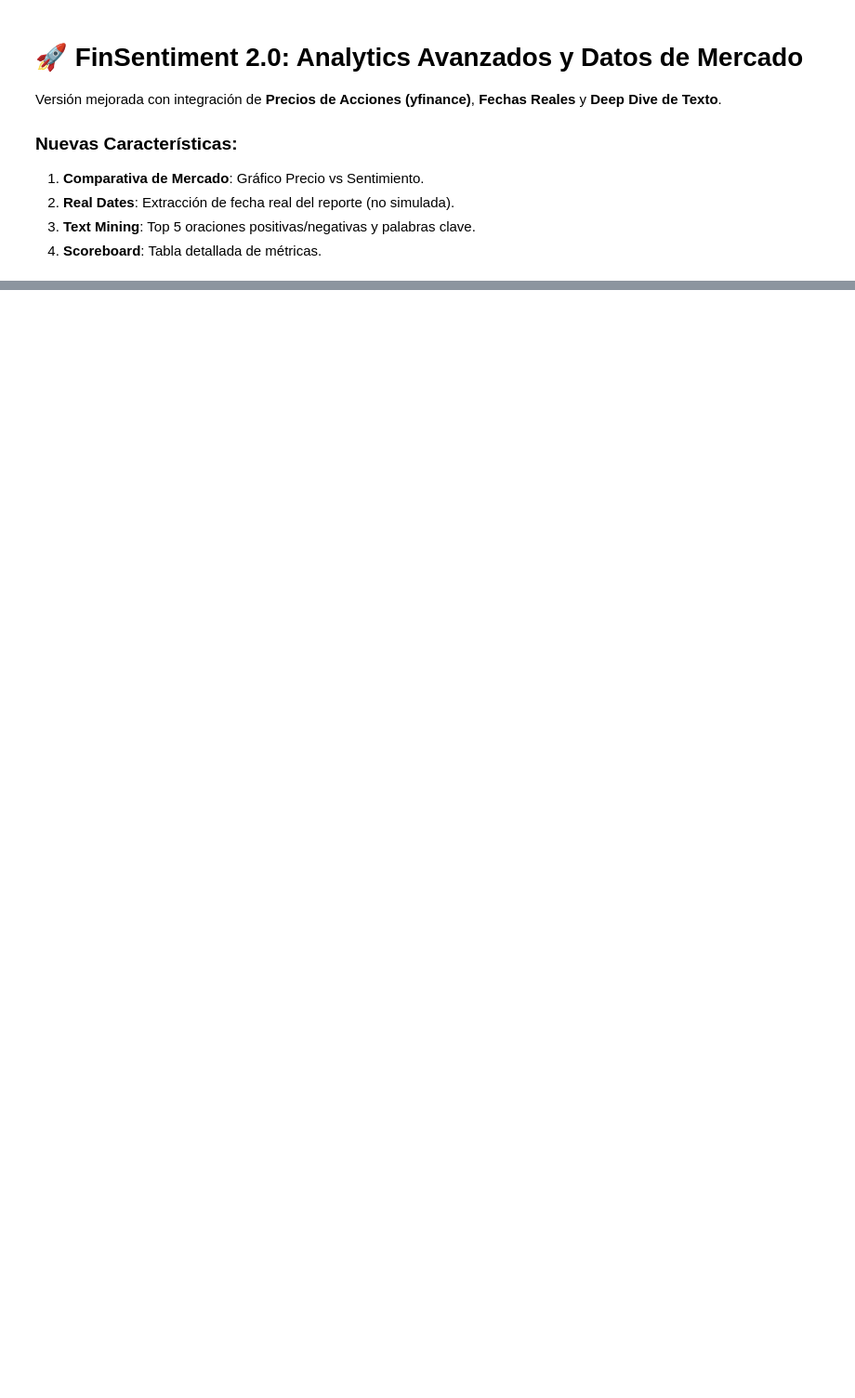
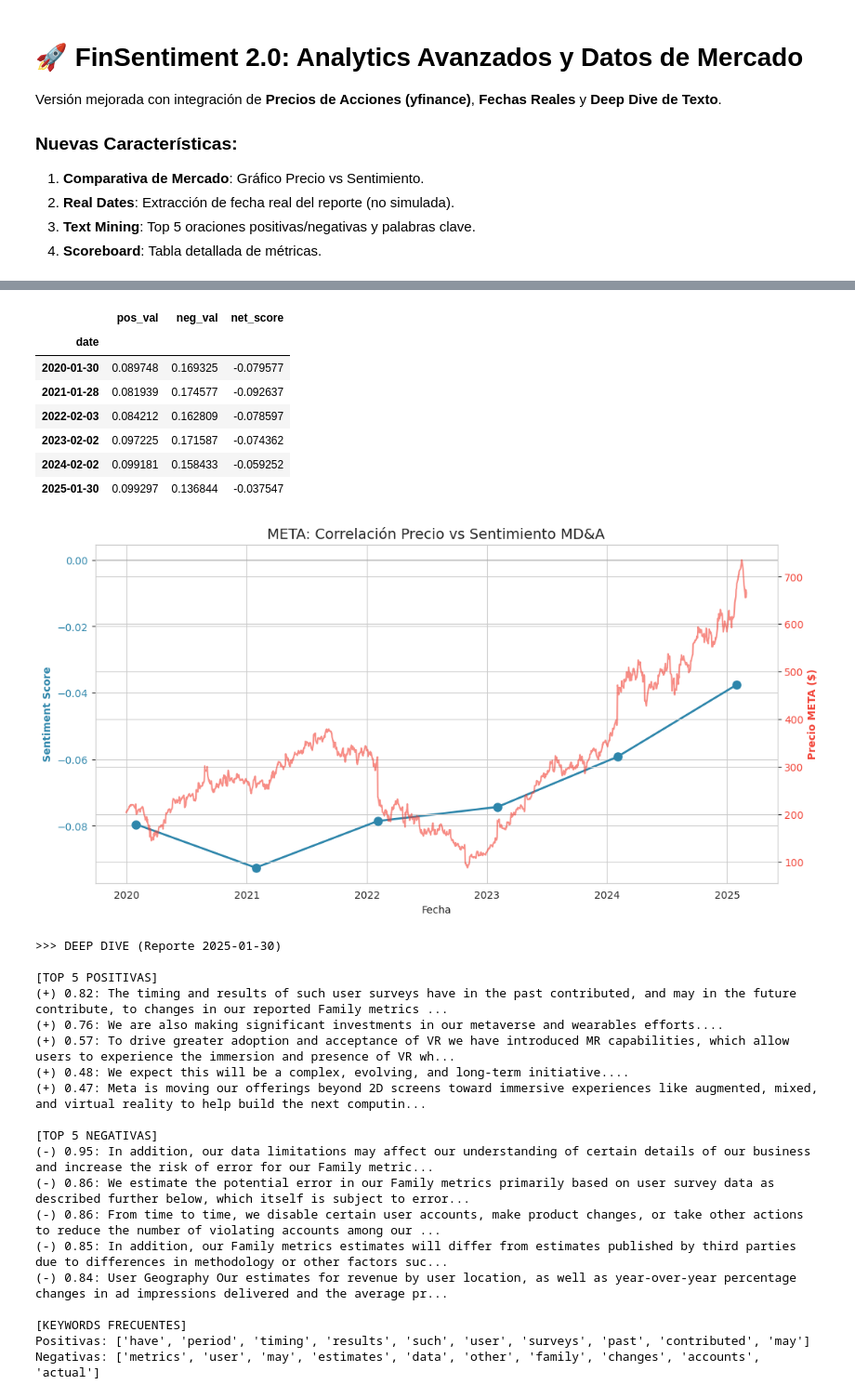
Before and after one commit to lucacamus13/FinSentiment, a Jupyter notebook: notebooks/FinSentiment_Colab.ipynb, the cells around one changed output, grey strips where cells are left out. Shown at 93% size. Drawn from its saved outputs; the diff is of its cells as text; code cells hidden in the pictures; blank space fills up the shorter version.

```diff
--- a/notebooks/FinSentiment_Colab.ipynb
+++ b/notebooks/FinSentiment_Colab.ipynb
@@ -153,7 +171,7 @@ class FinBertModel:
 def get_market_data(ticker, start_date, end_date):
     print(f"[*] Descargando precios de {ticker} ({start_date} a {end_date})...")
     df = yf.download(ticker, start=start_date, end=end_date, progress=False)
-    return df['Adj Close']
+    return df['Close']
 
 # --- MÓDULO 5: ANALYTICS & VISUALIZACIÓN ---
 def analyze_keywords(sentences, top_k=10):
@@ -221,8 +239,8 @@ def show_dashboard(ticker, results_df, market_data=None):
     print(f"Negativas: {[k for k,v in analyze_keywords(neg_text)]}")
 # %%
 # @title 3. EJECUCIÓN MAESTRA
-TICKER = "ADBE" # @param {type:"string"}
-NUM_REPORTS = 3 # @param {type:"integer"}
+TICKER = "META" # @param {type:"string"}
+NUM_REPORTS = 6 # @param {type:"integer"}
 
 # 1. Ingesta
 loader = SECLoader()
@@ -261,3 +279,4 @@ else:
             show_dashboard(TICKER, final_df, prices)
         else:
             show_dashboard(TICKER, final_df)
+# %% [output]
@@ -263,0 +296,28 @@ else:
+|  | pos_val | neg_val | net_score |
+| date |  |  |  |
+| 2020-01-30 | 0.089748 | 0.169325 | -0.079577 |
+| 2021-01-28 | 0.081939 | 0.174577 | -0.092637 |
+| 2022-02-03 | 0.084212 | 0.162809 | -0.078597 |
+| 2023-02-02 | 0.097225 | 0.171587 | -0.074362 |
+| 2024-02-02 | 0.099181 | 0.158433 | -0.059252 |
+| 2025-01-30 | 0.099297 | 0.136844 | -0.037547 |
+[figure, added]
+>>> DEEP DIVE (Reporte 2025-01-30)
+
+[TOP 5 POSITIVAS]
+(+) 0.82: The timing and results of such user surveys have in the past contributed, and may in the future contribute, to changes in our reported Family metrics ...
+(+) 0.76: We are also making significant investments in our metaverse and wearables efforts....
+(+) 0.57: To drive greater adoption and acceptance of VR we have introduced MR capabilities, which allow users to experience the immersion and presence of VR wh...
+(+) 0.48: We expect this will be a complex, evolving, and long-term initiative....
+(+) 0.47: Meta is moving our offerings beyond 2D screens toward immersive experiences like augmented, mixed, and virtual reality to help build the next computin...
+
+[TOP 5 NEGATIVAS]
+(-) 0.95: In addition, our data limitations may affect our understanding of certain details of our business and increase the risk of error for our Family metric...
+(-) 0.86: We estimate the potential error in our Family metrics primarily based on user survey data as described further below, which itself is subject to error...
+(-) 0.86: From time to time, we disable certain user accounts, make product changes, or take other actions to reduce the number of violating accounts among our ...
+(-) 0.85: In addition, our Family metrics estimates will differ from estimates published by third parties due to differences in methodology or other factors suc...
+(-) 0.84: User Geography Our estimates for revenue by user location, as well as year-over-year percentage changes in ad impressions delivered and the average pr...
+
+[KEYWORDS FRECUENTES]
+Positivas: ['have', 'period', 'timing', 'results', 'such', 'user', 'surveys', 'past', 'contributed', 'may']
+Negativas: ['metrics', 'user', 'may', 'estimates', 'data', 'other', 'family', 'changes', 'accounts', 'actual']
```
Also changed, not shown: parts of 2 cells of this notebook.
